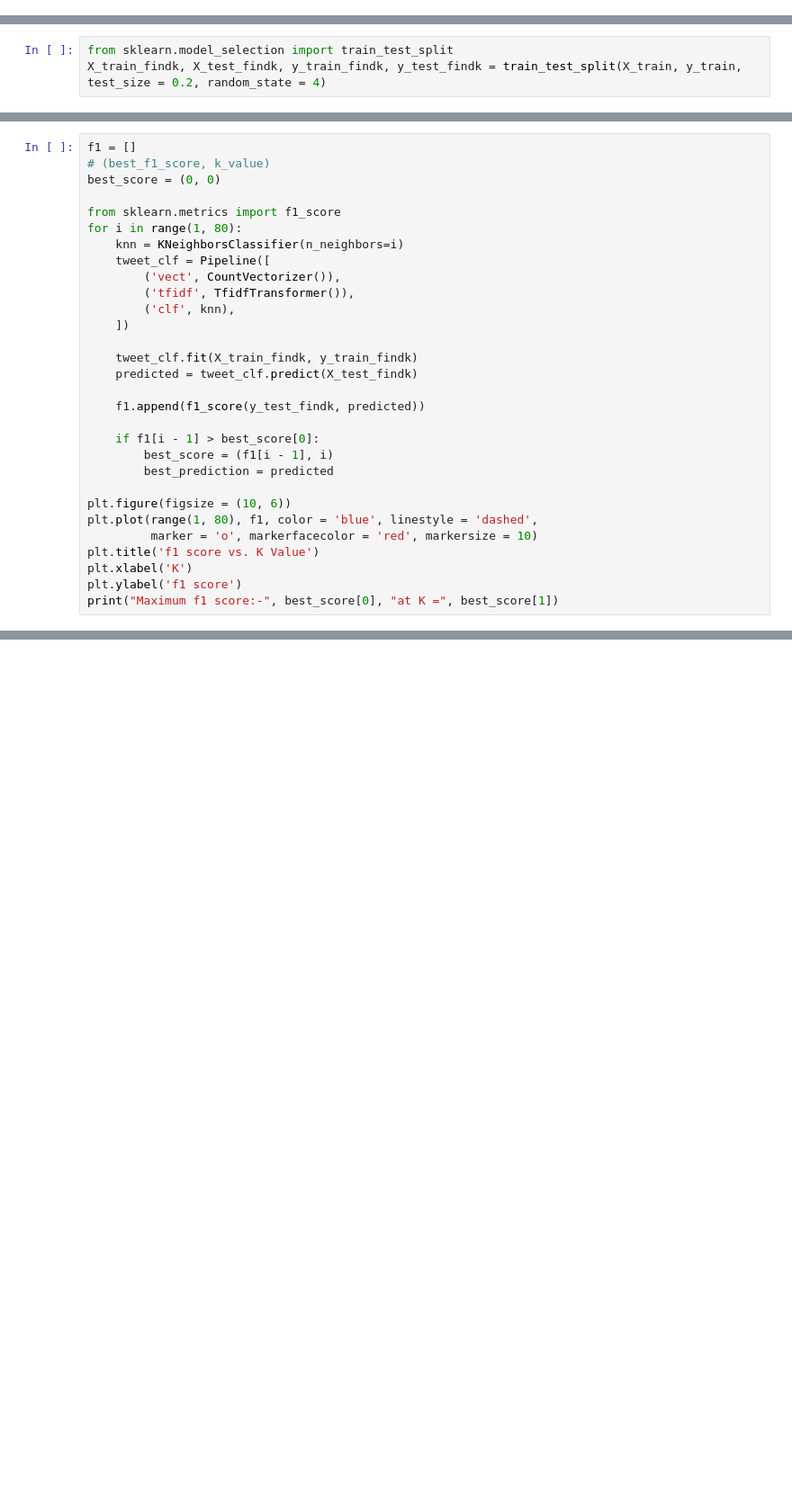
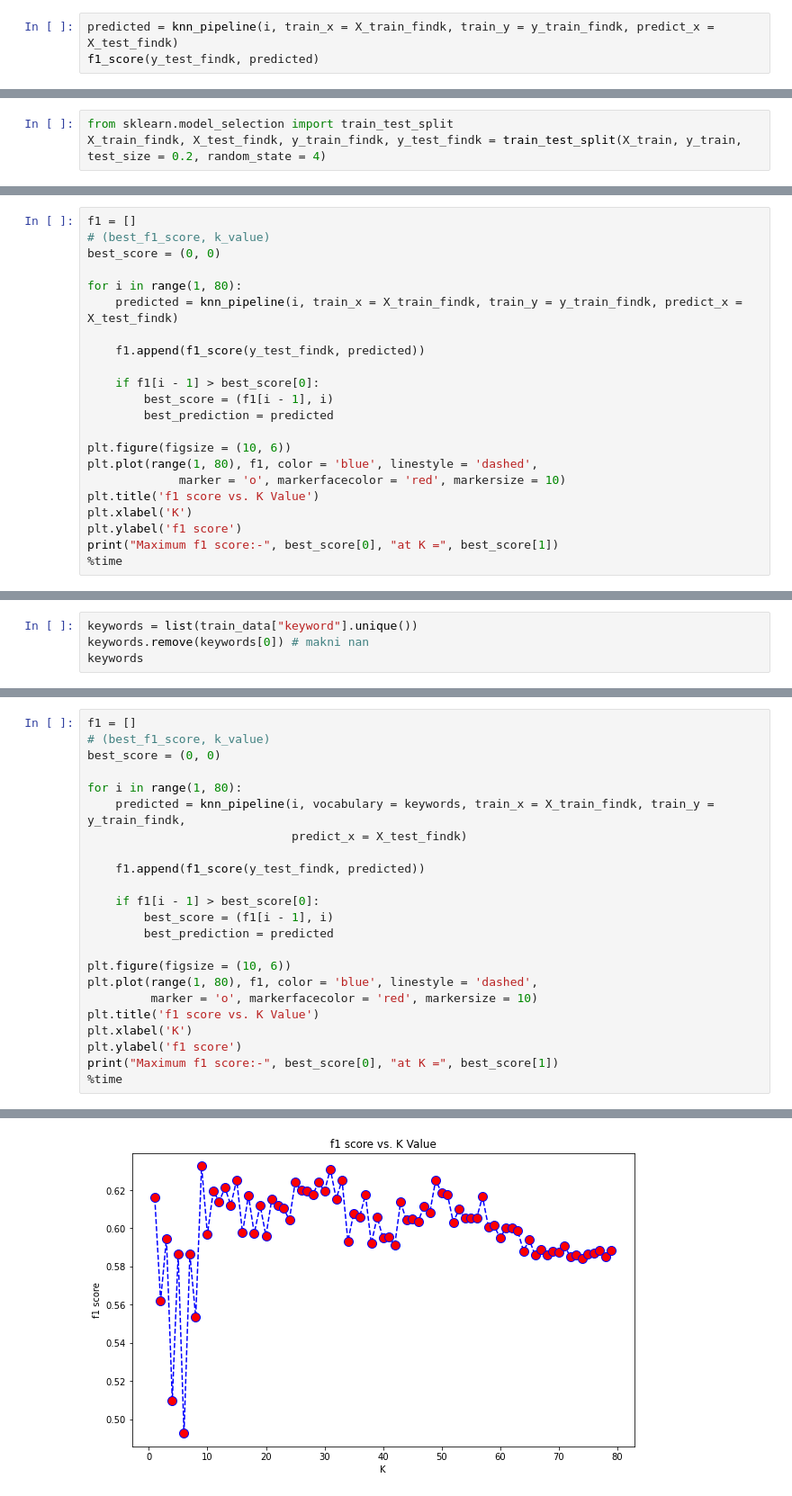
Before and after one commit to jbrigljevic/str_uc, a Jupyter notebook: Praktična realizacija/Praktična realizacija.ipynb, the cells around one changed output, grey strips where cells are left out. Shown at 90% size. Drawn from its saved outputs; the diff is of its cells as text; blank space fills up the shorter version.

```diff
--- a/Praktična realizacija/Praktična realizacija.ipynb
+++ b/Praktična realizacija/Praktična realizacija.ipynb
@@ -173,2 +176,5 @@ def knn_pipeline(k_value):
 
     return predicted
+# %%
+predicted = knn_pipeline(i, train_x = X_train_findk, train_y = y_train_findk, predict_x = X_test_findk)
+f1_score(y_test_findk, predicted)
@@ -219,17 +220,8 @@ f1 = []
 # (best_f1_score, k_value)
 best_score = (0, 0)
 
-from sklearn.metrics import f1_score
 for i in range(1, 80):
-    knn = KNeighborsClassifier(n_neighbors=i)
-    tweet_clf = Pipeline([
-        ('vect', CountVectorizer()),
-        ('tfidf', TfidfTransformer()),
-        ('clf', knn),
-    ])
-
-    tweet_clf.fit(X_train_findk, y_train_findk)
-    predicted = tweet_clf.predict(X_test_findk)
+    predicted = knn_pipeline(i, train_x = X_train_findk, train_y = y_train_findk, predict_x = X_test_findk)
 
     f1.append(f1_score(y_test_findk, predicted))
 
@@ -239,11 +231,12 @@ for i in range(1, 80):
 
 plt.figure(figsize = (10, 6))
 plt.plot(range(1, 80), f1, color = 'blue', linestyle = 'dashed',
-         marker = 'o', markerfacecolor = 'red', markersize = 10)
+             marker = 'o', markerfacecolor = 'red', markersize = 10)
 plt.title('f1 score vs. K Value')
 plt.xlabel('K')
 plt.ylabel('f1 score')
 print("Maximum f1 score:-", best_score[0], "at K =", best_score[1])
+%time
 # %% [output]
 Maximum f1 score:- 0.7151211361737678 at K = 43
 [figure]
@@ -251,0 +247,4 @@ export_csv(knn_pipeline(42), "best_k.csv")
+# %%
+keywords = list(train_data["keyword"].unique())
+keywords.remove(keywords[0]) # makni nan
+keywords
@@ -251,0 +269,24 @@ export_csv(knn_pipeline(42), "best_k.csv")
+# %%
+f1 = []
+# (best_f1_score, k_value)
+best_score = (0, 0)
+
+for i in range(1, 80):
+    predicted = knn_pipeline(i, vocabulary = keywords, train_x = X_train_findk, train_y = y_train_findk,
+                             predict_x = X_test_findk)
+
+    f1.append(f1_score(y_test_findk, predicted))
+
+    if f1[i - 1] > best_score[0]:
+        best_score = (f1[i - 1], i)
+        best_prediction = predicted
+
+plt.figure(figsize = (10, 6))
+plt.plot(range(1, 80), f1, color = 'blue', linestyle = 'dashed',
+         marker = 'o', markerfacecolor = 'red', markersize = 10)
+plt.title('f1 score vs. K Value')
+plt.xlabel('K')
+plt.ylabel('f1 score')
+print("Maximum f1 score:-", best_score[0], "at K =", best_score[1])
+%time
+# %% [output]
@@ -251,0 +294 @@ export_csv(knn_pipeline(42), "best_k.csv")
+[figure, added]
```
Also changed, not shown: parts of 23 cells of this notebook, 2 other files.
